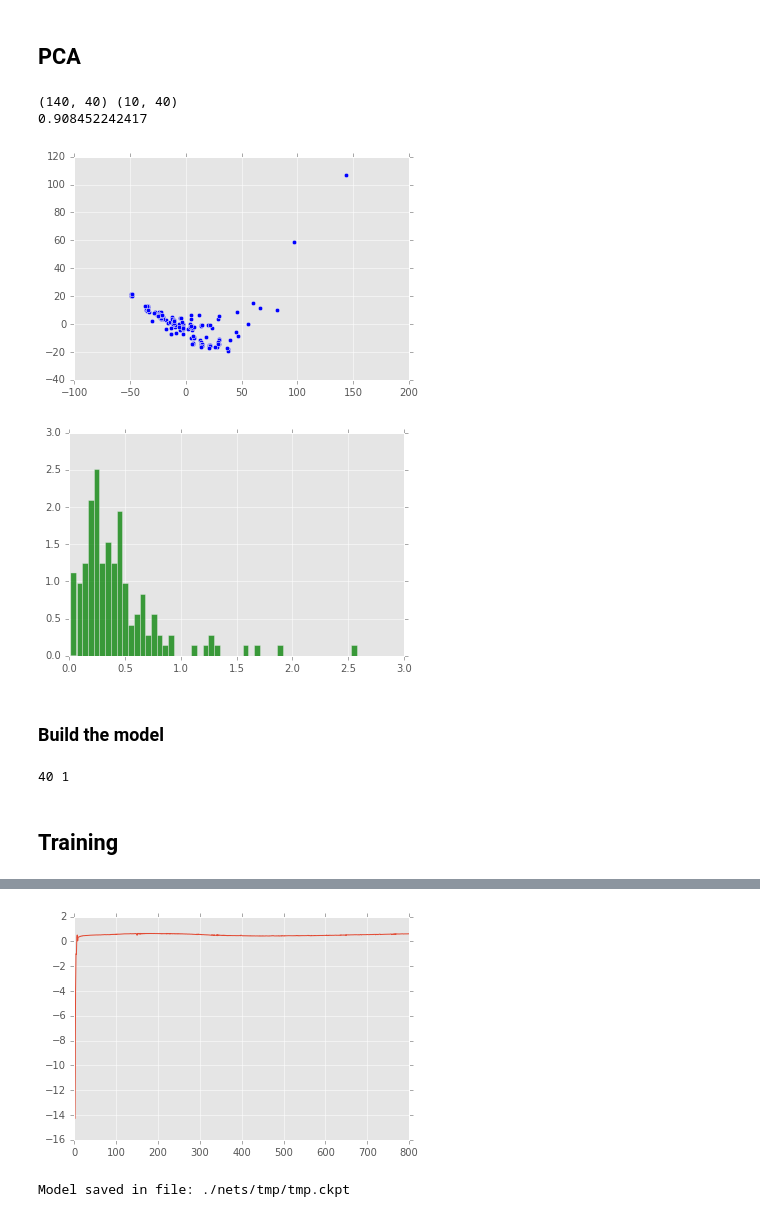
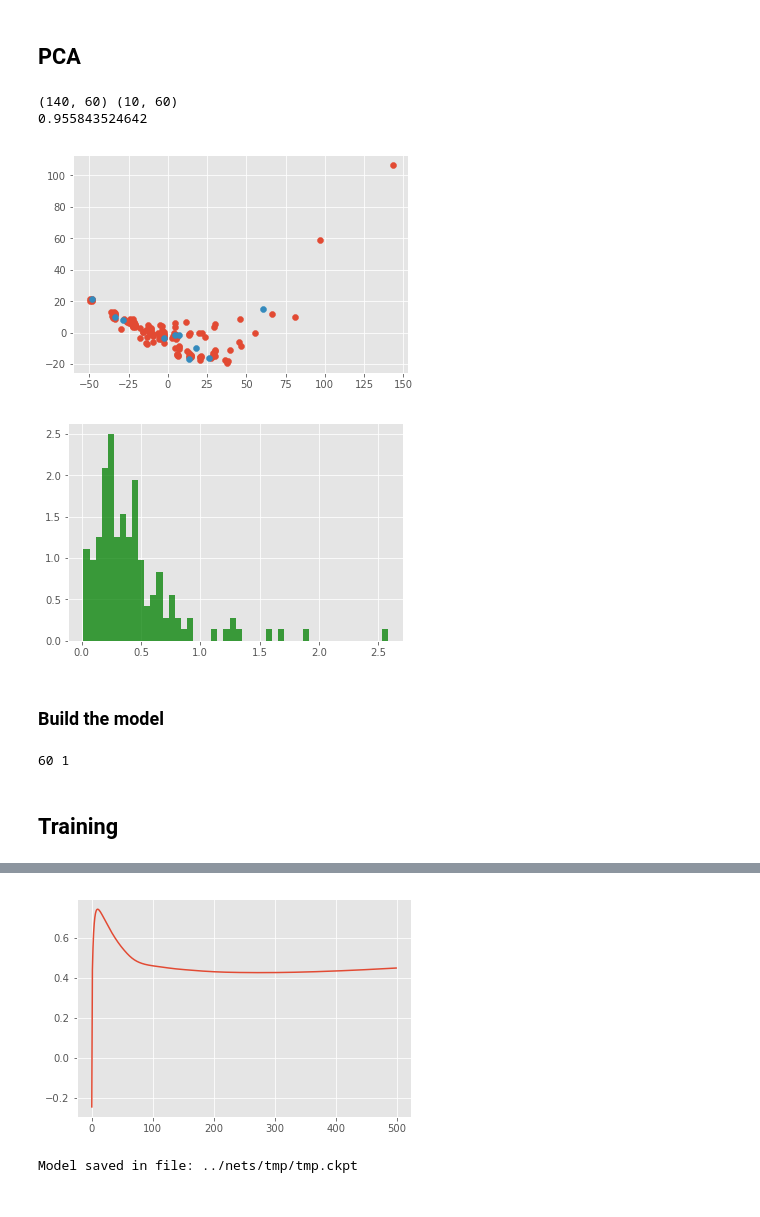
Before and after one commit to harel-coffee/predictive_LCIA-auto, a Jupyter notebook: models/create_multi_layer_EI99_model.ipynb, the cells around one changed output, grey strips where cells are left out. Cells and saved outputs as stored; diff of their text form; code cells hidden in the pictures.

```diff
--- a/models/create_multi_layer_EI99_model.ipynb
+++ b/models/create_multi_layer_EI99_model.ipynb
@@ -40,8 +40,8 @@ The training data has 156 chemicals now. The rest 10 chemicals are test data
 We also split the training and validation data here
 We use smaller set (10%) to be the valdiation set (16 chemicals), as the limited size of training chemicals.
 # %%
-descs_p = './data/descs/train/descs_Mar08_3839_train.csv'
-target_p = './data/target/train/EI99_train.csv'
+descs_p = '../data/descs/train/descs_Mar08_3839_train.csv'
+target_p = '../data/target/train/EI99_train.csv'
 X,y = load_lcia_data(descs_p, target_p)
 
 trn_X, val_X, trn_y, val_y = cross_validation.train_test_split(
@@ -53,8 +53,8 @@ print trn_X.shape, trn_y.shape
 # %% [markdown]
 ### Load Testing data
 # %%
-descs_tst = './data/descs/test/descs_Mar08_3839_test.csv'
-target_tst = './data/target/test/EI99_test.csv'
+descs_tst = '../data/descs/test/descs_Mar08_3839_test.csv'
+target_tst = '../data/target/test/EI99_test.csv'
 tst_X,tst_y = load_lcia_data(descs_tst, target_tst)
 # %% [markdown]
 ### Data Preprocessing
@@ -81,7 +81,7 @@ print np.mean(trn_X,0),np.std(trn_X,0)
 # %%
 ### PCA, don't run them together
 # normalize the data first
-pca = PCA(n_components = 40)
+pca = PCA(n_components = 60)
 
 trn_X = pca.fit_transform(trn_X)
 val_X = pca.transform(val_X)
@@ -91,24 +91,24 @@ tst_X = pca.transform(tst_X)
 print trn_X.shape, tst_X.shape
 print(reduce(lambda x,y:x+y,pca.explained_variance_ratio_))
 # %% [output]
-(140, 40) (10, 40)
-0.908452242417
+(140, 60) (10, 60)
+0.955843524642
 # %%
 plt.scatter(trn_X[:,0],trn_X[:,1])
 plt.scatter(tst_X[:,0],tst_X[:,1])
 plt.show()
 # %% [output]
-[figure, old version]
+[figure, new version]
 # %%
 n, bins, patches = plt.hist(trn_y, 50, normed=1, facecolor='green', alpha=0.75)
 plt.show()
 # %% [output]
-[figure, old version]
+[figure, new version]
 # %% [markdown]
 ### Build the model
 # %%
 def init_weights(shape):
-    weights = tf.truncated_normal(shape,stddev = 0.1)
+    weights = tf.random_normal(shape,stddev = 0.1)
     return tf.Variable(weights)
 
 def bias_variable(shape):
@@ -120,7 +120,7 @@ num_target = trn_y.shape[1]
 
 print num_descs,num_target
 # %% [output]
-40 1
+60 1
 # %%
 #####
 ##Define model structure
@@ -190,11 +190,9 @@ costs=[]
 #save the model
 saver = tf.train.Saver()
 
-old_score = float('-inf')
-
 with tf.Session() as sess:
     sess.run(init)
-    for epoch in range(800):
+    for epoch in range(500):
         for i in range(0, len(trn_X),BATCH_SIZE):
             _, c = sess.run([optimizer,cost], feed_dict={X:trn_X[i:i+BATCH_SIZE], y:trn_y[i:i+BATCH_SIZE]})
 
@@ -203,7 +201,7 @@ with tf.Session() as sess:
         val_mre = mre(val_y,sess.run(pred,feed_dict={X:val_X,y:val_y}))
 
         costs.append(val_score)
-        if epoch % 100 == 0:
+        if epoch % 50 == 0:
             print("Epoch = %d,Cost = %.2f,Training Accuracy = %.2f, Validation Accuracy = %.2f, Validation MRE =%.2f" % (epoch + 1,c,trn_score,val_score,val_mre))
 
     # final pred on the validation set
@@ -218,6 +216,6 @@ with tf.Session() as sess:
     plt.plot(costs)
     plt.show()
 
-    save_path = saver.save(sess, "./nets/tmp/tmp.ckpt")
+    save_path = saver.save(sess, "../nets/tmp/tmp.ckpt")
     print("Model saved in file: %s" % save_path)
 # %% [output]
@@ -242,5 +242,5 @@ Epoch = 701,Cost = 1.21,Training Accuracy = 0.99, Validation Accuracy = 0.55, Va
-[figure, old version]
+[figure, new version]
-Model saved in file: ./nets/tmp/tmp.ckpt
+Model saved in file: ../nets/tmp/tmp.ckpt
 # %%
 MRE_this = mre(tst_y, final_pred_test)
 R2_this = r2_score(tst_y, final_pred_test)
```
Also changed, not shown: parts of 4 cells of this notebook, 5 other files.
